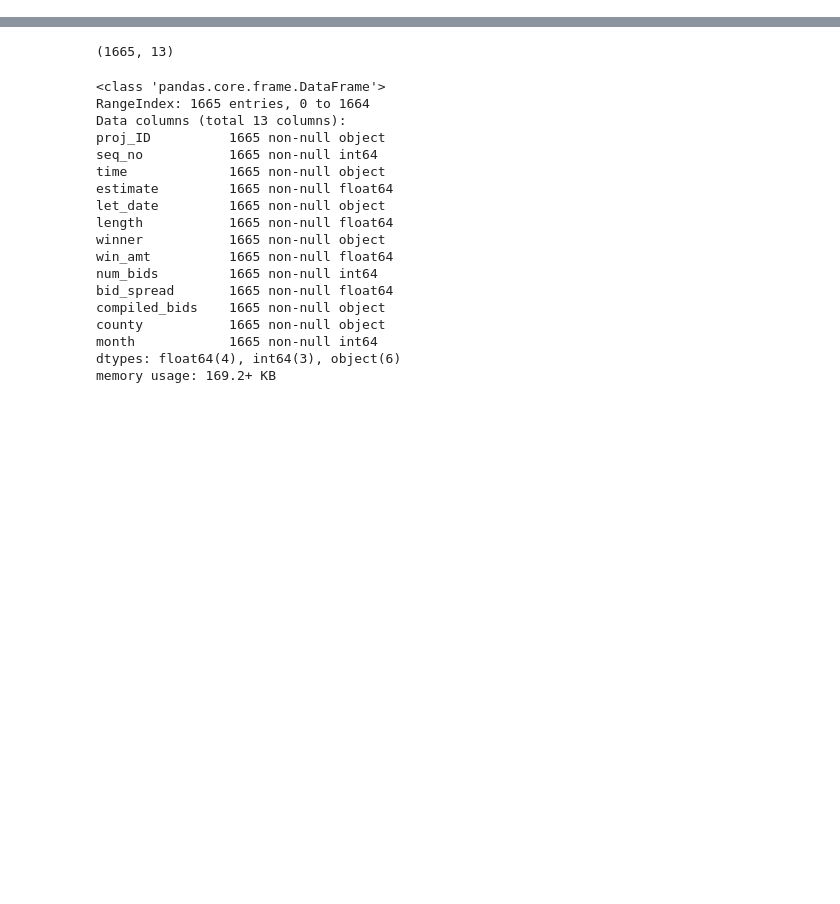
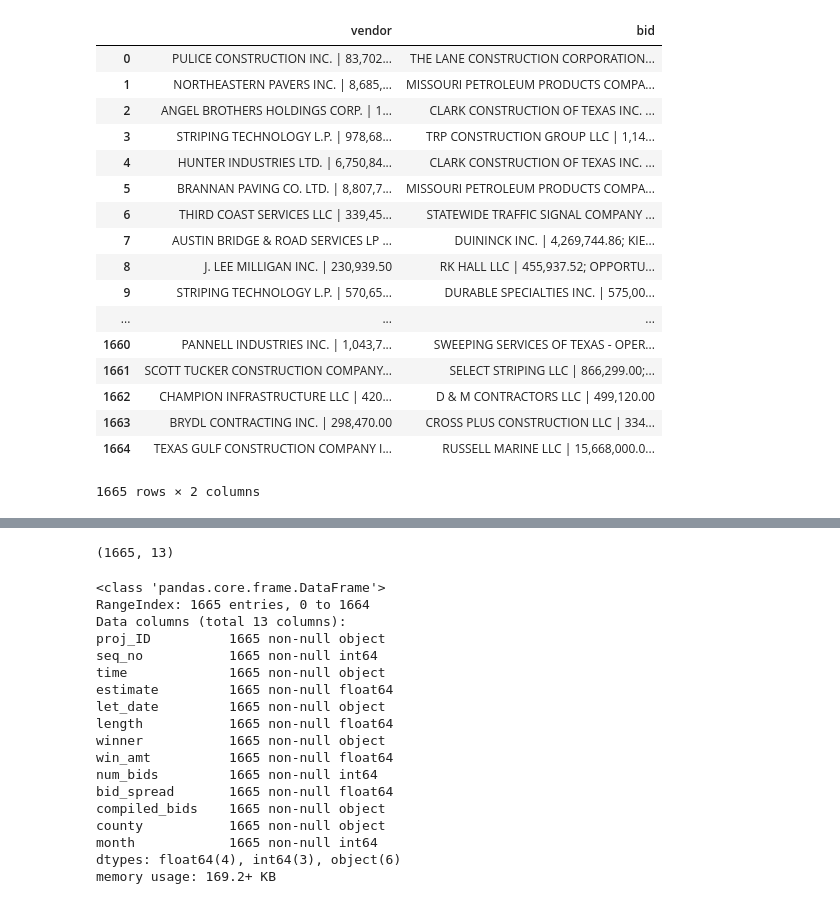
Before and after one commit to ruchigarg-DS/texas-bid-prediction, a Jupyter notebook: EDA.ipynb, the cells around one changed output, grey strips where cells are left out. Drawn from its saved outputs; the diff is of its cells as text; code cells hidden in the pictures; blank space fills up the shorter version.

Commit message:
Added columnn split code

```diff
--- a/EDA.ipynb
+++ b/EDA.ipynb
@@ -14,3 +14,28 @@ bidsData.head(2)
 |  | proj_ID | seq_no | time | estimate | let_date | length | winner | win_amt | num_bids | bid_spread | ... |
 | 0 | NH 1602(247) | 3001 | 1000 WORKING DAYS | 85290427.93 | 12/1/2016 | 0.39 | WILLIAMS BROTHERS CONSTRUCTION CO... | 73929401.69 | 7 | 13677444.11 | ... |
 | 1 | NH 2017(364) | 3005 | 70 WORKING DAYS | 9271227.00 | 12/1/2016 | 245.98 | LIPHAM ASPHALT AND PAVING COMPANY... | 8458527.23 | 4 | 980483.12 | ... |
+# %%
+# bidsData['compiled_bids'][0]
+
+bidsDF = pd.DataFrame(bidsData['compiled_bids'].str.split(';', 1).tolist(),
+                                  columns = ['vendor','bid'])
+bidsDF
+# %% [output]
+|  | vendor | bid |
+| 0 | PULICE CONSTRUCTION INC. | 83,702... | THE LANE CONSTRUCTION CORPORATION... |
+| 1 | NORTHEASTERN PAVERS INC. | 8,685,... | MISSOURI PETROLEUM PRODUCTS COMPA... |
+| 2 | ANGEL BROTHERS HOLDINGS CORP. | 1... | CLARK CONSTRUCTION OF TEXAS INC. ... |
+| 3 | STRIPING TECHNOLOGY L.P. | 978,68... | TRP CONSTRUCTION GROUP LLC | 1,14... |
+| 4 | HUNTER INDUSTRIES LTD. | 6,750,84... | CLARK CONSTRUCTION OF TEXAS INC. ... |
+| 5 | BRANNAN PAVING CO. LTD. | 8,807,7... | MISSOURI PETROLEUM PRODUCTS COMPA... |
+| 6 | THIRD COAST SERVICES LLC | 339,45... | STATEWIDE TRAFFIC SIGNAL COMPANY ... |
+| 7 | AUSTIN BRIDGE & ROAD SERVICES LP ... | DUININCK INC. | 4,269,744.86; KIE... |
+| 8 | J. LEE MILLIGAN INC. | 230,939.50 | RK HALL LLC | 455,937.52; OPPORTU... |
+| 9 | STRIPING TECHNOLOGY L.P. | 570,65... | DURABLE SPECIALTIES INC. | 575,00... |
+| ... | ... | ... |
+| 1660 | PANNELL INDUSTRIES INC. | 1,043,7... | SWEEPING SERVICES OF TEXAS - OPER... |
+| 1661 | SCOTT TUCKER CONSTRUCTION COMPANY... | SELECT STRIPING LLC | 866,299.00;... |
+| 1662 | CHAMPION INFRASTRUCTURE LLC | 420... | D & M CONTRACTORS LLC | 499,120.00 |
+| 1663 | BRYDL CONTRACTING INC. | 298,470.00 | CROSS PLUS CONSTRUCTION LLC | 334... |
+| 1664 | TEXAS GULF CONSTRUCTION COMPANY I... | RUSSELL MARINE LLC | 15,668,000.0... |
+1665 rows × 2 columns
```
Also changed, not shown: parts of 11 cells of this notebook, 1 other file.
